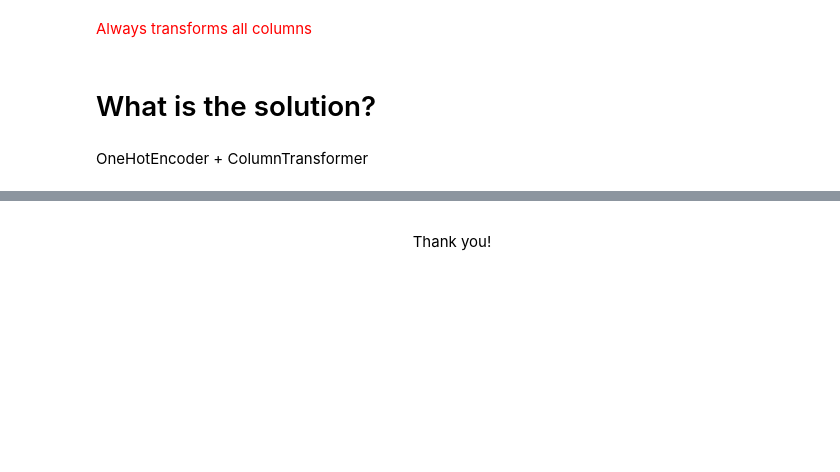
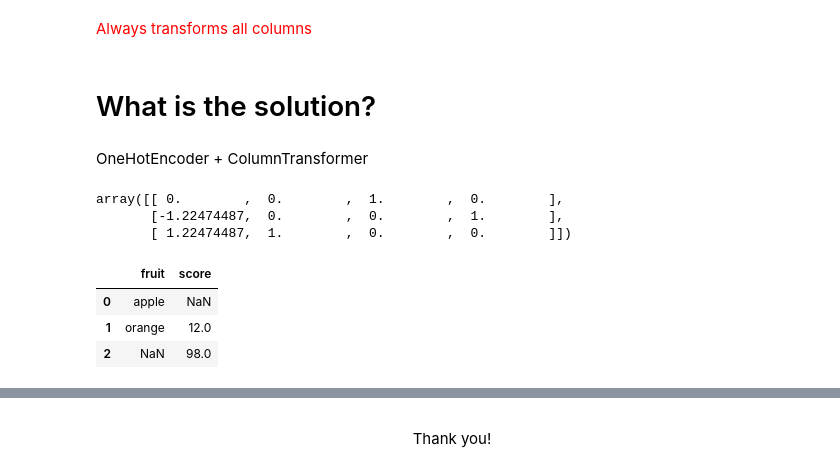
Before and after one commit to RahmanPeimankar/aml-sdu-f25, a Jupyter notebook: Lecture 4/aml_4_preprocessing_and_feature_transformation .ipynb, the cells around one changed output, grey strips where cells are left out. Saved outputs shown, nothing was run; the diff lists cells and outputs as text; code cells hidden in the pictures; blank space fills up the shorter version.

```diff
--- a/Lecture 4/aml_4_preprocessing_and_feature_transformation .ipynb
+++ b/Lecture 4/aml_4_preprocessing_and_feature_transformation .ipynb
@@ -425,6 +418,19 @@ pipeline = Pipeline(
 )
 
 test = pipeline.fit_transform(x_train)
+# %%
+test
+# %% [output]
+array([[ 0.        ,  0.        ,  1.        ,  0.        ],
+       [-1.22474487,  0.        ,  0.        ,  1.        ],
+       [ 1.22474487,  1.        ,  0.        ,  0.        ]])
+# %%
+x_train
+# %% [output]
+|  | fruit | score |
+| 0 | apple | NaN |
+| 1 | orange | 12.0 |
+| 2 | NaN | 98.0 |
 # %% [markdown]
 <div>
 <center>
```
Also changed, not shown: parts of 5 cells of this notebook, 53 other files.
